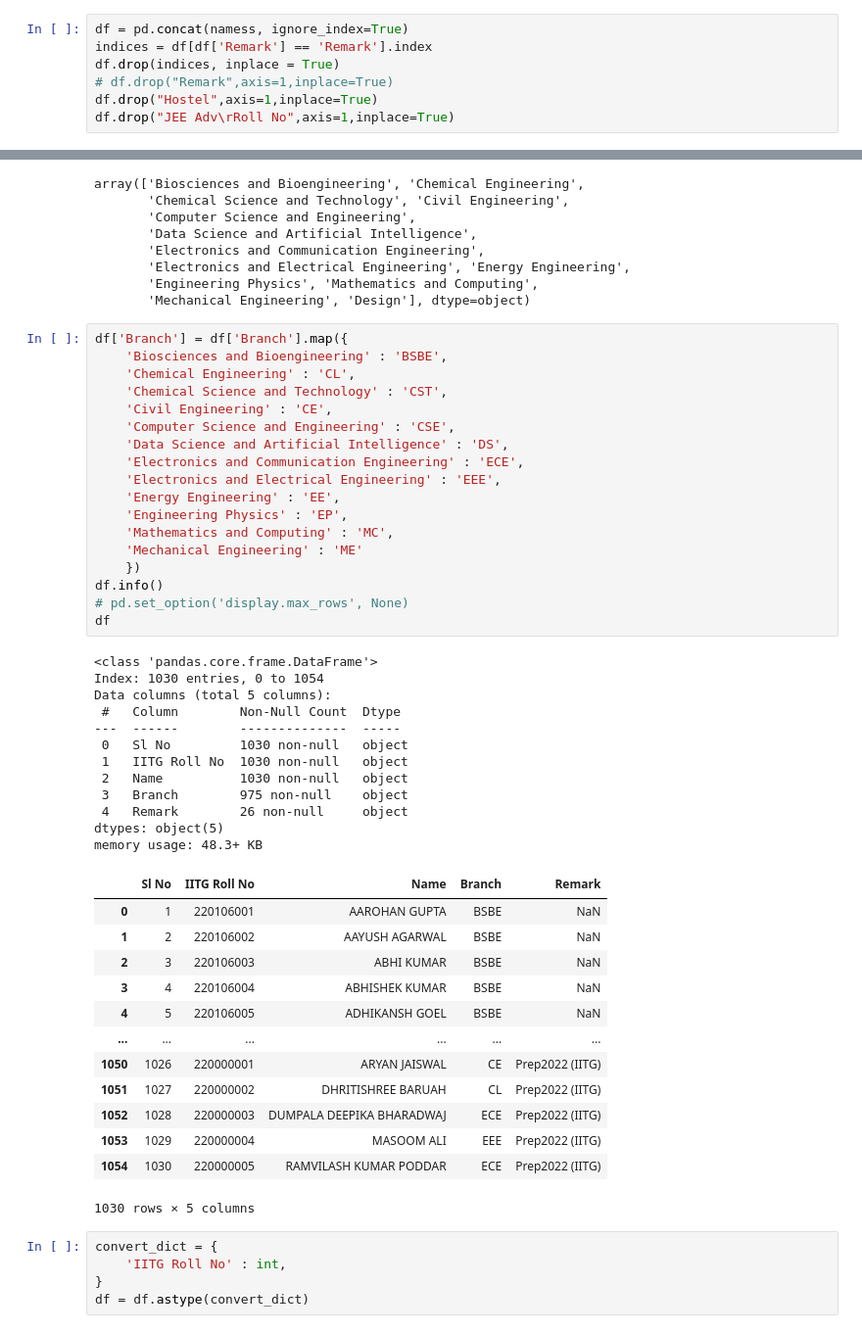
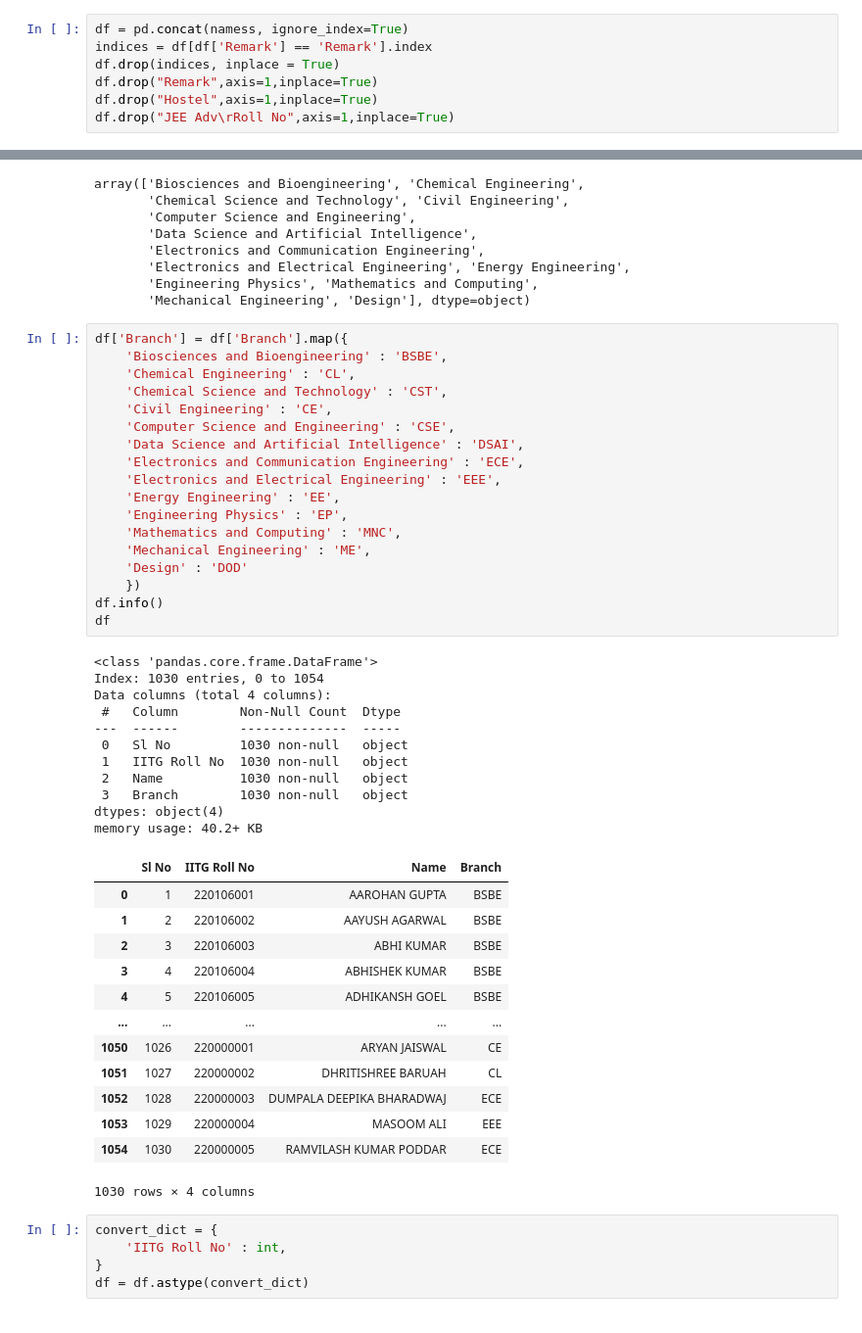
Before and after one commit to AkanshKh/IITG_3rdSem, a Jupyter notebook: ranks.ipynb, the cells around one changed output, grey strips where cells are left out. Shown at 98% size. Drawn from its saved outputs; the diff is of its cells as text.

```diff
--- a/ranks.ipynb
+++ b/ranks.ipynb
@@ -46,7 +48,7 @@ for name in tables:
 df = pd.concat(namess, ignore_index=True)
 indices = df[df['Remark'] == 'Remark'].index
 df.drop(indices, inplace = True)
-# df.drop("Remark",axis=1,inplace=True)
+df.drop("Remark",axis=1,inplace=True)
 df.drop("Hostel",axis=1,inplace=True)
 df.drop("JEE Adv\rRoll No",axis=1,inplace=True)
 # %%
@@ -63,47 +65,46 @@ array(['Biosciences and Bioengineering', 'Chemical Engineering',
 # %%
 df['Branch'] = df['Branch'].map({
     'Biosciences and Bioengineering' : 'BSBE',
     'Chemical Engineering' : 'CL',
     'Chemical Science and Technology' : 'CST',
     'Civil Engineering' : 'CE',
     'Computer Science and Engineering' : 'CSE',
-    'Data Science and Artificial Intelligence' : 'DS',
+    'Data Science and Artificial Intelligence' : 'DSAI',
     'Electronics and Communication Engineering' : 'ECE',
     'Electronics and Electrical Engineering' : 'EEE',
     'Energy Engineering' : 'EE',
     'Engineering Physics' : 'EP',
-    'Mathematics and Computing' : 'MC',
-    'Mechanical Engineering' : 'ME'
+    'Mathematics and Computing' : 'MNC',
+    'Mechanical Engineering' : 'ME',
+    'Design' : 'DOD'
     })
 df.info()
-# pd.set_option('display.max_rows', None)
 df
 # %% [output]
 <class 'pandas.core.frame.DataFrame'>
 Index: 1030 entries, 0 to 1054
-Data columns (total 5 columns):
+Data columns (total 4 columns):
  #   Column        Non-Null Count  Dtype
 ---  ------        --------------  -----
  0   Sl No         1030 non-null   object
  1   IITG Roll No  1030 non-null   object
  2   Name          1030 non-null   object
- 3   Branch        975 non-null    object
- 4   Remark        26 non-null     object
-dtypes: object(5)
-memory usage: 48.3+ KB
+ 3   Branch        1030 non-null   object
+dtypes: object(4)
+memory usage: 40.2+ KB
-|  | Sl No | IITG Roll No | Name | Branch | Remark |
-| 0 | 1 | 220106001 | AAROHAN GUPTA | BSBE | NaN |
-| 1 | 2 | 220106002 | AAYUSH AGARWAL | BSBE | NaN |
-| 2 | 3 | 220106003 | ABHI KUMAR | BSBE | NaN |
-| 3 | 4 | 220106004 | ABHISHEK KUMAR | BSBE | NaN |
-| 4 | 5 | 220106005 | ADHIKANSH GOEL | BSBE | NaN |
-| ... | ... | ... | ... | ... | ... |
-| 1050 | 1026 | 220000001 | ARYAN JAISWAL | CE | Prep2022 (IITG) |
-| 1051 | 1027 | 220000002 | DHRITISHREE BARUAH | CL | Prep2022 (IITG) |
-| 1052 | 1028 | 220000003 | DUMPALA DEEPIKA BHARADWAJ | ECE | Prep2022 (IITG) |
-| 1053 | 1029 | 220000004 | MASOOM ALI | EEE | Prep2022 (IITG) |
-| 1054 | 1030 | 220000005 | RAMVILASH KUMAR PODDAR | ECE | Prep2022 (IITG) |
+|  | Sl No | IITG Roll No | Name | Branch |
+| 0 | 1 | 220106001 | AAROHAN GUPTA | BSBE |
+| 1 | 2 | 220106002 | AAYUSH AGARWAL | BSBE |
+| 2 | 3 | 220106003 | ABHI KUMAR | BSBE |
+| 3 | 4 | 220106004 | ABHISHEK KUMAR | BSBE |
+| 4 | 5 | 220106005 | ADHIKANSH GOEL | BSBE |
+| ... | ... | ... | ... | ... |
+| 1050 | 1026 | 220000001 | ARYAN JAISWAL | CE |
+| 1051 | 1027 | 220000002 | DHRITISHREE BARUAH | CL |
+| 1052 | 1028 | 220000003 | DUMPALA DEEPIKA BHARADWAJ | ECE |
+| 1053 | 1029 | 220000004 | MASOOM ALI | EEE |
+| 1054 | 1030 | 220000005 | RAMVILASH KUMAR PODDAR | ECE |
-1030 rows × 5 columns
+1030 rows × 4 columns
 # %%
 convert_dict = {
     'IITG Roll No' : int,
```
Also changed, not shown: parts of 10 cells of this notebook.
